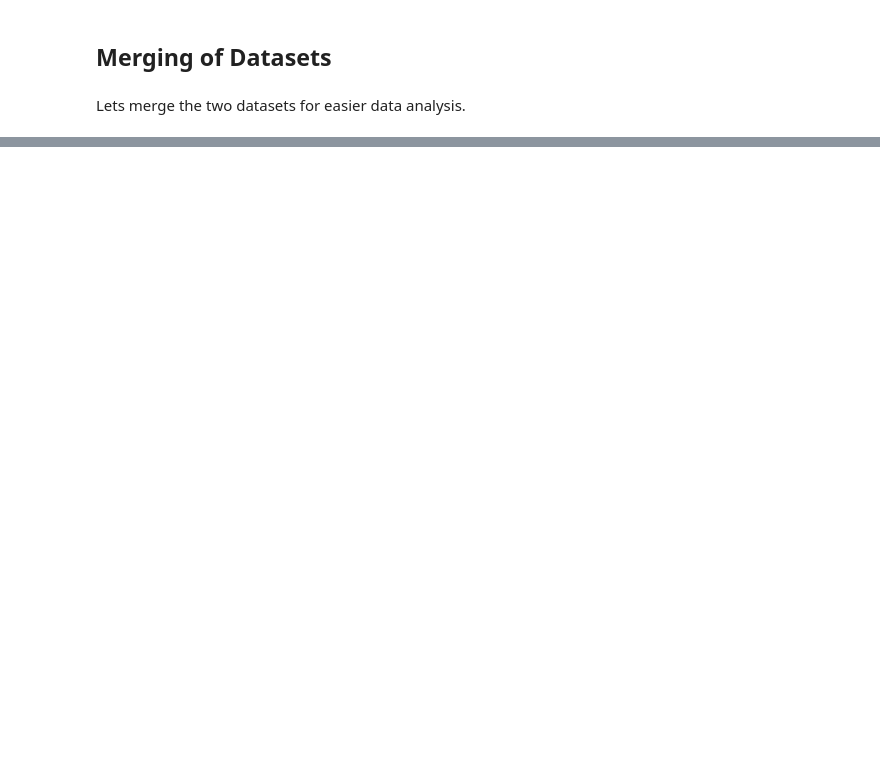
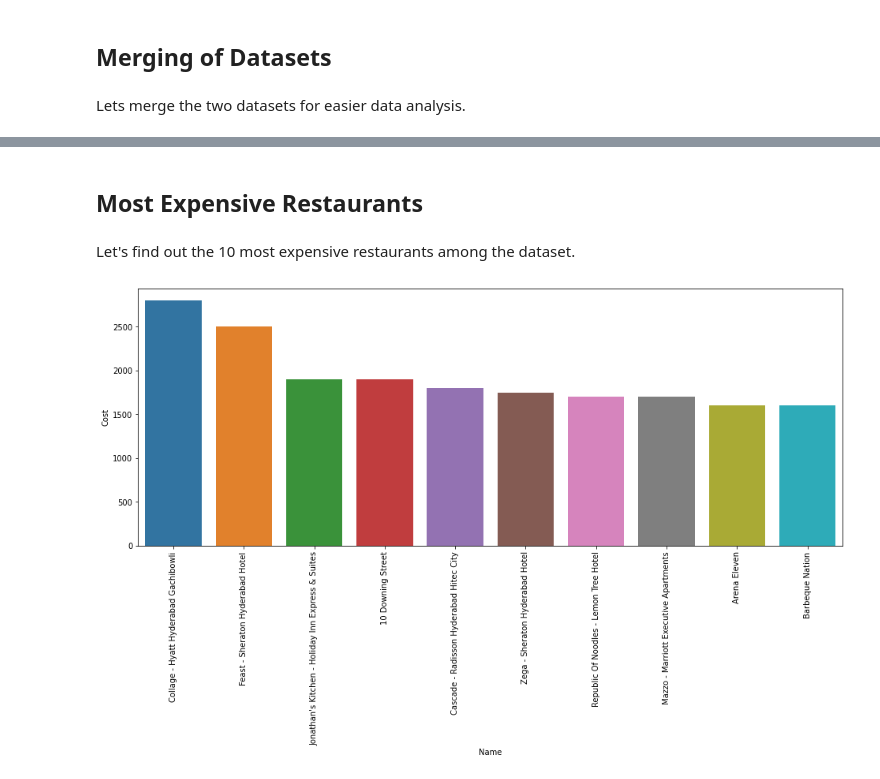
Before and after one commit to connect-midhunr/zomato-restaurant-clustering-and-sentiment-analysis, a Jupyter notebook: Zomato_Restaurant_Clustering_and_Sentiment_Analysis.ipynb, the cells around one changed output, grey strips where cells are left out. Drawn from its saved outputs; the diff is of its cells as text; code cells hidden in the pictures; blank space fills up the shorter version.

```diff
--- a/Zomato_Restaurant_Clustering_and_Sentiment_Analysis.ipynb
+++ b/Zomato_Restaurant_Clustering_and_Sentiment_Analysis.ipynb
@@ -355,0 +418,22 @@ restaurant_df.head()
+# %% [markdown]
+## Most Expensive Restaurants
+# %%
+# defining a function to plot a vertical bar graph
+def plot_vertical_bar_graph(dataframe, x, y):
+  """
+  Plots a vertical bar graph with
+  dataframe[x] as x-axis data
+  and dataframe[y] as y-axis data
+  """
+  plt.figure(figsize=(16, 6))
+  sns.barplot(dataframe[x], dataframe[y])
+  if dataframe[x].str.len().max() > 15:
+    plt.xticks(rotation=90)
+  plt.show()
+# %% [markdown]
+Let's find out the 10 most expensive restaurants among the dataset.
+# %%
+# plotting a vertical bar graph to display the top 10 most expensive restaurants
+plot_vertical_bar_graph(meta_work_df.loc[:, ['Name', 'Cost']].sort_values('Cost', ascending=False).head(10), 'Name', 'Cost')
+# %% [output]
+[figure, added]
```
Also changed, not shown: parts of 40 cells of this notebook.
